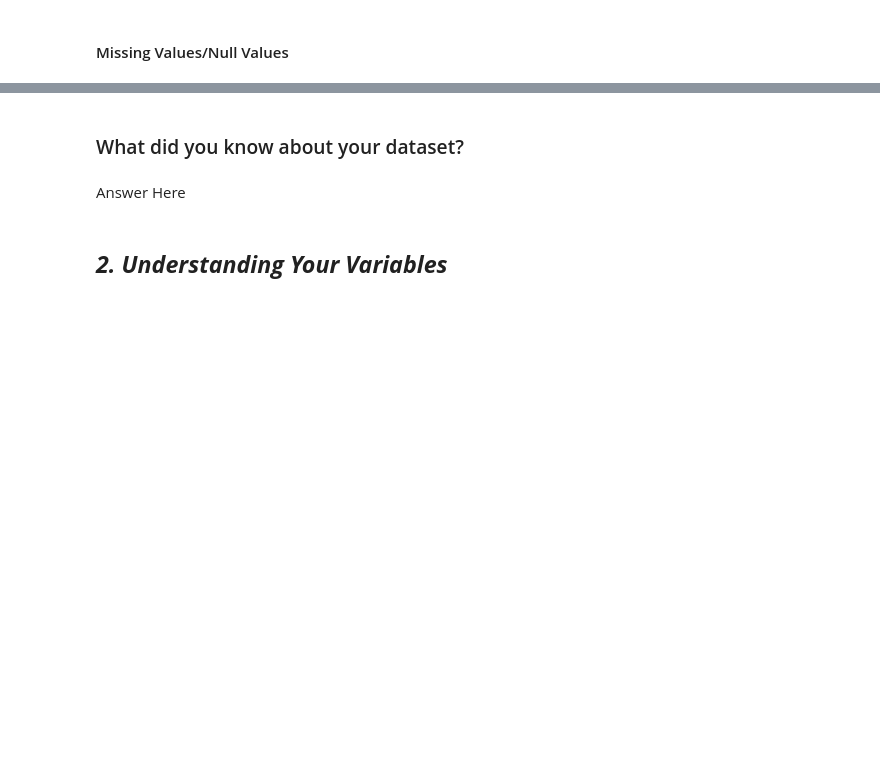
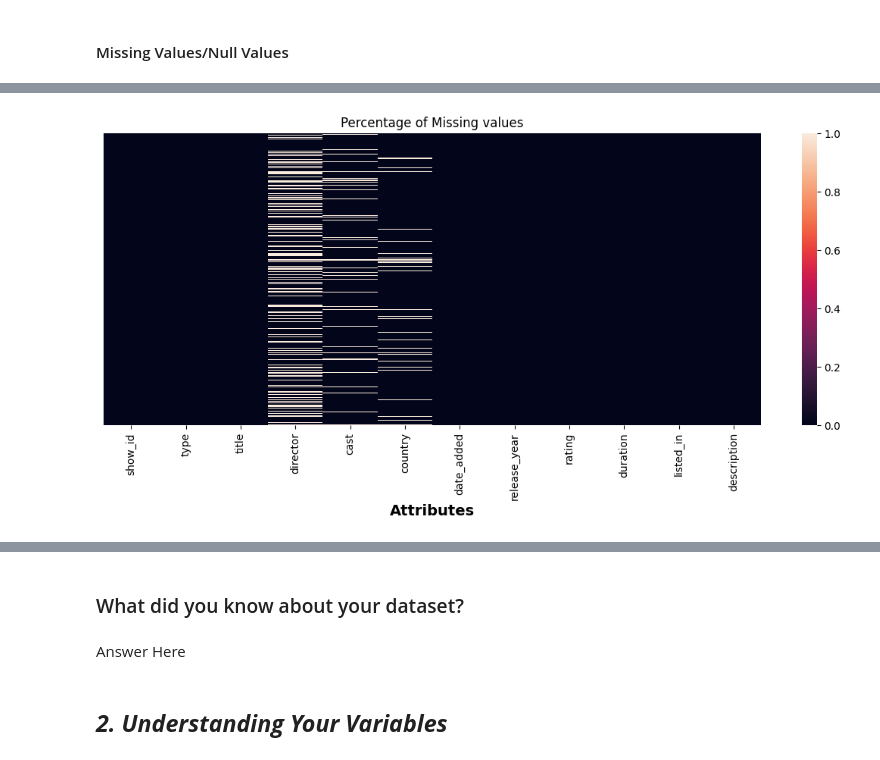
Before and after one commit to treasure823/Netflix-Movies-and-TV-Shows-Clustering-Unsupervised-Machine-Learning, a Jupyter notebook: Netflix_Movies_and_TV_Shows_Clustering_Unsupervised_Machine_Learning_Capstone_4_Project.ipynb, the cells around one changed output, grey strips where cells are left out. Saved outputs shown, nothing was run; the diff lists cells and outputs as text; code cells hidden in the pictures; blank space fills up the shorter version.

```diff
--- a/Netflix_Movies_and_TV_Shows_Clustering_Unsupervised_Machine_Learning_Capstone_4_Project.ipynb
+++ b/Netflix_Movies_and_TV_Shows_Clustering_Unsupervised_Machine_Learning_Capstone_4_Project.ipynb
@@ -103,7 +103,7 @@ drive.mount('/content/drive')
 Drive already mounted at /content/drive; to attempt to forcibly remount, call drive.mount("/content/drive", force_remount=True).
 # %%
 # Load Dataset
-path = '/content/drive/MyDrive/Datasets/Unsupervised/Clustering/NETFLIX MOVIES AND TV SHOWS CLUSTERING/NETFLIX MOVIES AND TV SHOWS CLUSTERING.csv'
+path = '/content/drive/MyDrive/Netflix Movies and TV Shows Clustering_Unsupervised Machine Learning_Capstone 4 _roject/NETFLIX MOVIES AND TV SHOWS CLUSTERING.csv'
 df = pd.read_csv(path)
 # %% [markdown]
 ### Dataset First View
@@ -129,0 +244,9 @@ df = pd.read_csv(path)
+# %%
+# Visualizing the missing values
+plt.figure(figsize=(14, 5))
+sns.heatmap(df.isnull(), cbar=True, yticklabels=False)
+plt.xlabel("Attributes", size=14, weight="bold")
+plt.title("Percentage of Missing values")
+plt.show()
+# %% [output]
+[figure, added]
```
Also changed, not shown: parts of 19 cells of this notebook.
